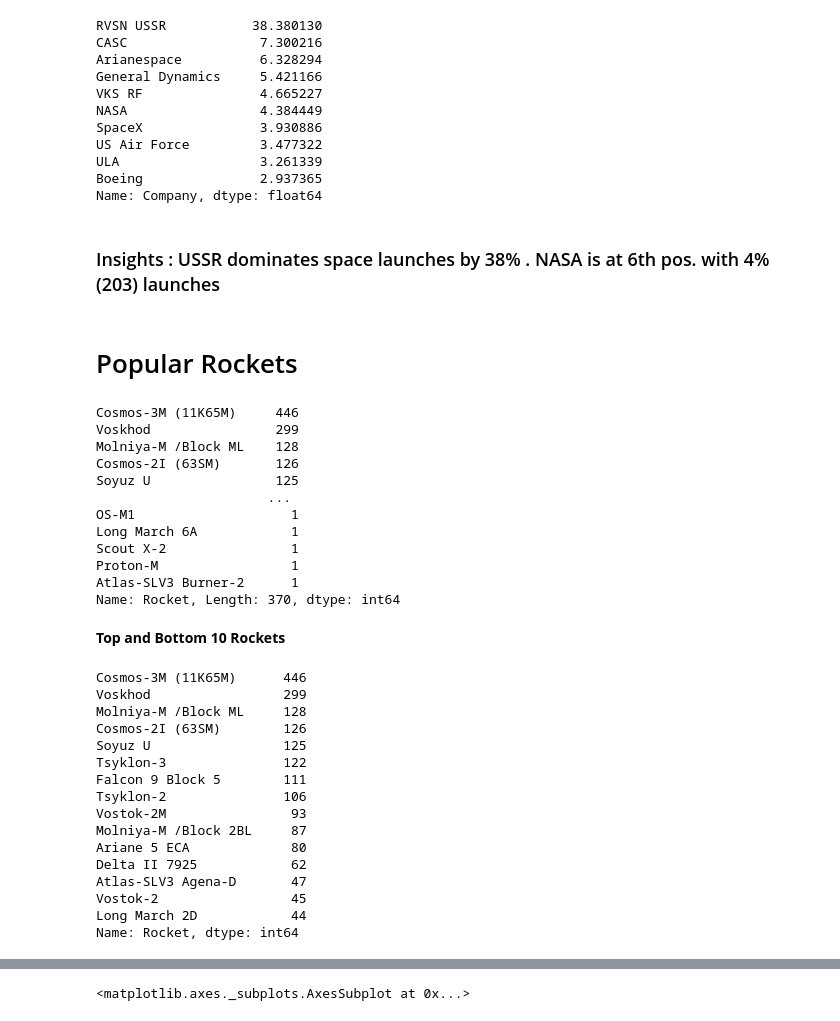
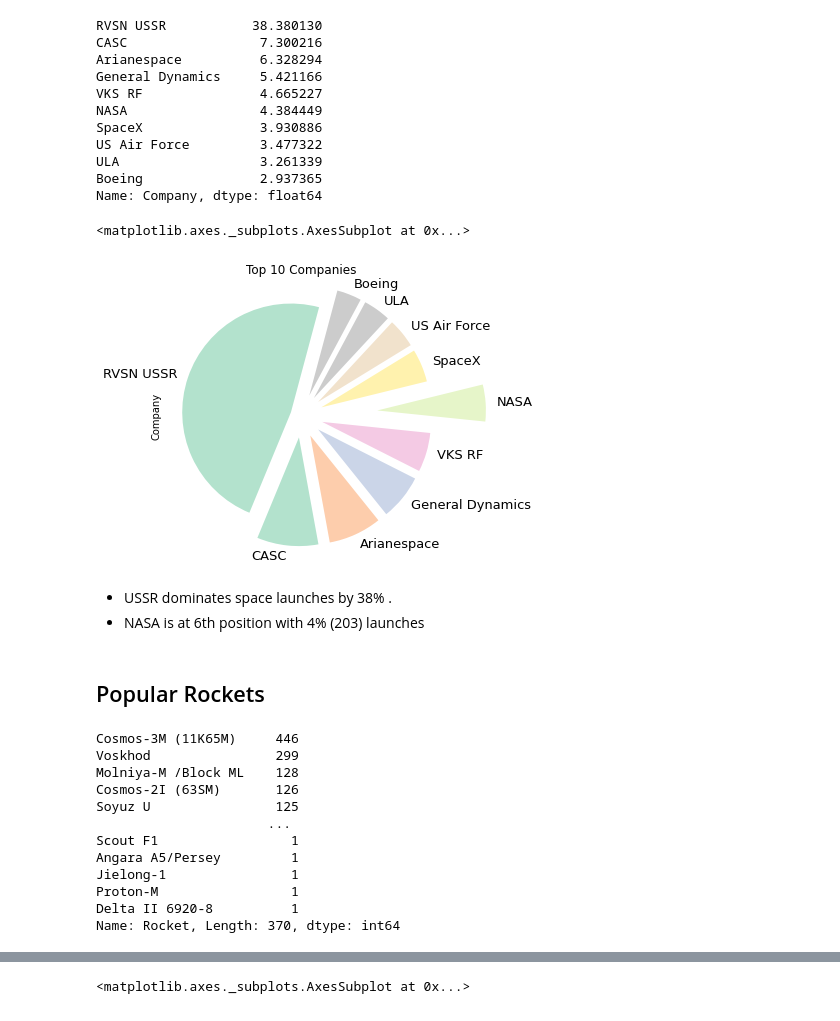
Before and after one commit to RahulRajdkp/MavenAnalytics, a Jupyter notebook: Space Missions/EDA_Space_dataset.ipynb, the cells around one changed output, grey strips where cells are left out. Saved outputs shown, nothing was run; the diff lists cells and outputs as text; code cells hidden in the pictures.

```diff
--- a/Space Missions/EDA_Space_dataset.ipynb
+++ b/Space Missions/EDA_Space_dataset.ipynb
@@ -412,13 +338,29 @@ US Air Force         3.477322
 ULA                  3.261339
 Boeing               2.937365
 Name: Company, dtype: float64
+# %%
+kwargs = dict(
+    startangle = 75,
+    colormap   = 'Pastel2',
+    fontsize   = 13,
+    explode    = (0.1,0.2,0.2,0.2,0.2,0.7,0.2,0.2,0.2,0.2),
+    figsize    = (60,5),
+    #autopct    = '%1.1f%%',
+    title      = 'Top 10 Companies'
+)
+
+pg_pop_companies[:10].plot.pie(**kwargs)
+# %% [output]
+<matplotlib.axes._subplots.AxesSubplot at 0x...>
+[figure, added]
 # %% [markdown]
-### Insights : USSR dominates space launches by 38% . NASA is at 6th pos. with 4% (203) launches
+- USSR dominates space launches by 38% .
+- NASA is at 6th position with 4% (203) launches
 # %% [markdown]
-# Popular Rockets
+## Popular Rockets
 # %%
-popular_rockets = sp.Rocket.value_counts()
-popular_rockets
+pop_rockets = sp.Rocket.value_counts()
+pop_rockets
 # %% [output]
 Cosmos-3M (11K65M)     446
 Voskhod                299
@@ -426,30 +368,9 @@ Molniya-M /Block ML    128
 Cosmos-2I (63SM)       126
 Soyuz U                125
                       ...
-OS-M1                    1
-Long March 6A            1
-Scout X-2                1
+Scout F1                 1
+Angara A5/Persey         1
+Jielong-1                1
 Proton-M                 1
-Atlas-SLV3 Burner-2      1
+Delta II 6920-8          1
 Name: Rocket, Length: 370, dtype: int64
-# %% [markdown]
-**Top and Bottom 10 Rockets**
-# %%
-popular_rockets[:15]
-# %% [output]
-Cosmos-3M (11K65M)      446
-Voskhod                 299
-Molniya-M /Block ML     128
-Cosmos-2I (63SM)        126
-Soyuz U                 125
-Tsyklon-3               122
-Falcon 9 Block 5        111
-Tsyklon-2               106
-Vostok-2M                93
-Molniya-M /Block 2BL     87
-Ariane 5 ECA             80
-Delta II 7925            62
-Atlas-SLV3 Agena-D       47
-Vostok-2                 45
-Long March 2D            44
-Name: Rocket, dtype: int64
```
Also changed, not shown: parts of 119 cells of this notebook.
